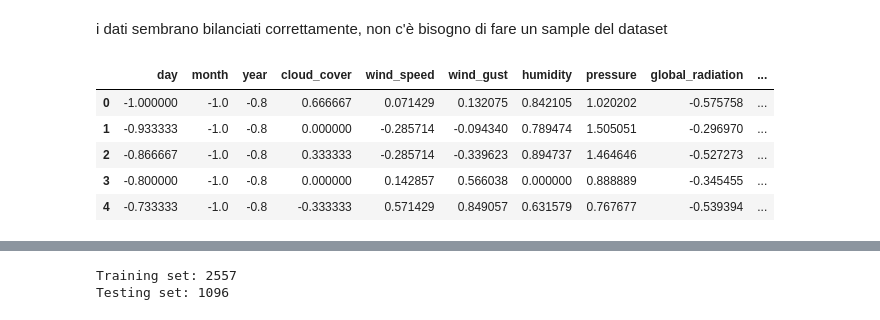
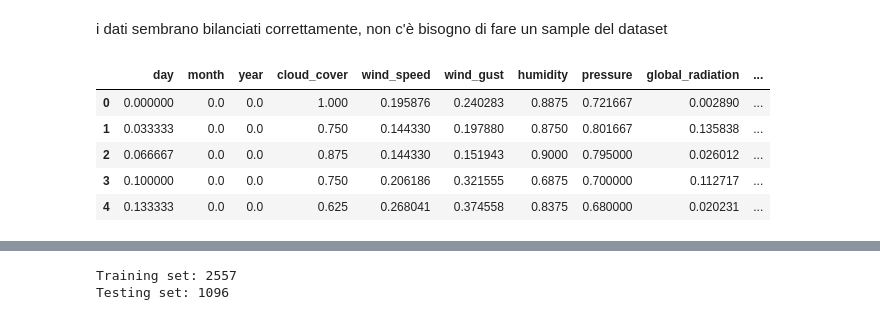
Before and after one commit to Nenne2000/MLDA_Project, a Jupyter notebook: MLDA.ipynb, the cells around one changed output, grey strips where cells are left out. Cells and saved outputs as stored; diff of their text form; code cells hidden in the pictures.

```diff
--- a/MLDA.ipynb
+++ b/MLDA.ipynb
@@ -268,20 +266,25 @@ from sklearn.metrics import (
 )
+# %%
+y = df["rainy_day"]
+x = df.drop(columns=["rainy_day","precipitation","good_day","sunny_day"])
+# %%
+rus = RandomUnderSampler(random_state=42)
+#x_rus, y_rus = rus.fit_resample(x, y)
+x_rus, y_rus = x , y
 # %% [markdown]
 i dati sembrano bilanciati correttamente, non c'è bisogno di fare un sample del dataset
 # %%
 from sklearn.preprocessing import MinMaxScaler, StandardScaler, RobustScaler
 
-y = df["rainy_day"]
-x = df.drop(columns="rainy_day")
 
-scaler = RobustScaler()
-norm_X = scaler.fit_transform(x)
-norm_X = pd.DataFrame(norm_X, columns = x.columns)
+scaler = MinMaxScaler()
+norm_X = scaler.fit_transform(x_rus,y_rus)
+norm_X = pd.DataFrame(norm_X, columns = x_rus.columns)
 norm_X.head()
 # %% [output]
 |  | day | month | year | cloud_cover | wind_speed | wind_gust | humidity | pressure | global_radiation | ... |
-| 0 | -1.000000 | -1.0 | -0.8 | 0.666667 | 0.071429 | 0.132075 | 0.842105 | 1.020202 | -0.575758 | ... |
-| 1 | -0.933333 | -1.0 | -0.8 | 0.000000 | -0.285714 | -0.094340 | 0.789474 | 1.505051 | -0.296970 | ... |
-| 2 | -0.866667 | -1.0 | -0.8 | 0.333333 | -0.285714 | -0.339623 | 0.894737 | 1.464646 | -0.527273 | ... |
-| 3 | -0.800000 | -1.0 | -0.8 | 0.000000 | 0.142857 | 0.566038 | 0.000000 | 0.888889 | -0.345455 | ... |
-| 4 | -0.733333 | -1.0 | -0.8 | -0.333333 | 0.571429 | 0.849057 | 0.631579 | 0.767677 | -0.539394 | ... |
+| 0 | 0.000000 | 0.0 | 0.0 | 1.000 | 0.195876 | 0.240283 | 0.8875 | 0.721667 | 0.002890 | ... |
+| 1 | 0.033333 | 0.0 | 0.0 | 0.750 | 0.144330 | 0.197880 | 0.8750 | 0.801667 | 0.135838 | ... |
+| 2 | 0.066667 | 0.0 | 0.0 | 0.875 | 0.144330 | 0.151943 | 0.9000 | 0.795000 | 0.026012 | ... |
+| 3 | 0.100000 | 0.0 | 0.0 | 0.750 | 0.206186 | 0.321555 | 0.6875 | 0.700000 | 0.112717 | ... |
+| 4 | 0.133333 | 0.0 | 0.0 | 0.625 | 0.268041 | 0.374558 | 0.8375 | 0.680000 | 0.020231 | ... |
```
Also changed, not shown: parts of 41 cells of this notebook.
